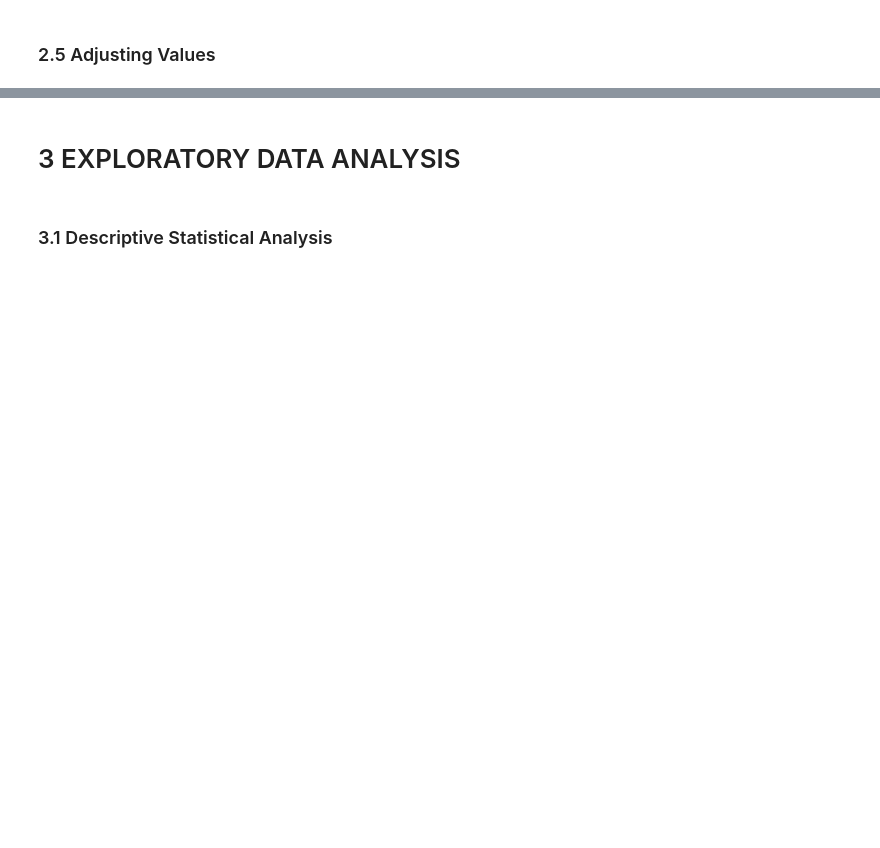
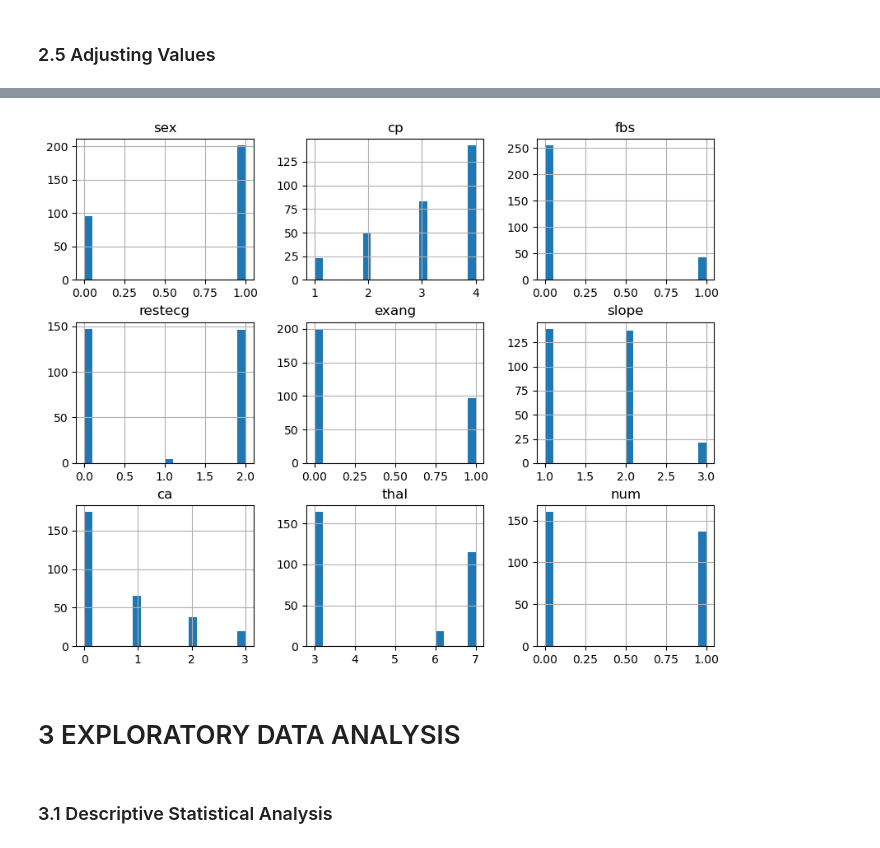
Before and after one commit to victor-bongestab/heart-disease, a Jupyter notebook: heart-disease.ipynb, the cells around one changed output, grey strips where cells are left out. Drawn from its saved outputs; the diff is of its cells as text; code cells hidden in the pictures; blank space fills up the shorter version.

```diff
--- a/heart-disease.ipynb
+++ b/heart-disease.ipynb
@@ -226,0 +249,5 @@ df2[df2['num'] > 0] = 1
+# %%
+# Plotting histogram to identify weird patterns.
+df2[cat_attributes].hist(bins=20, figsize=(10, 8));
+# %% [output]
+[figure, added]
```
Also changed, not shown: parts of 18 cells of this notebook.
